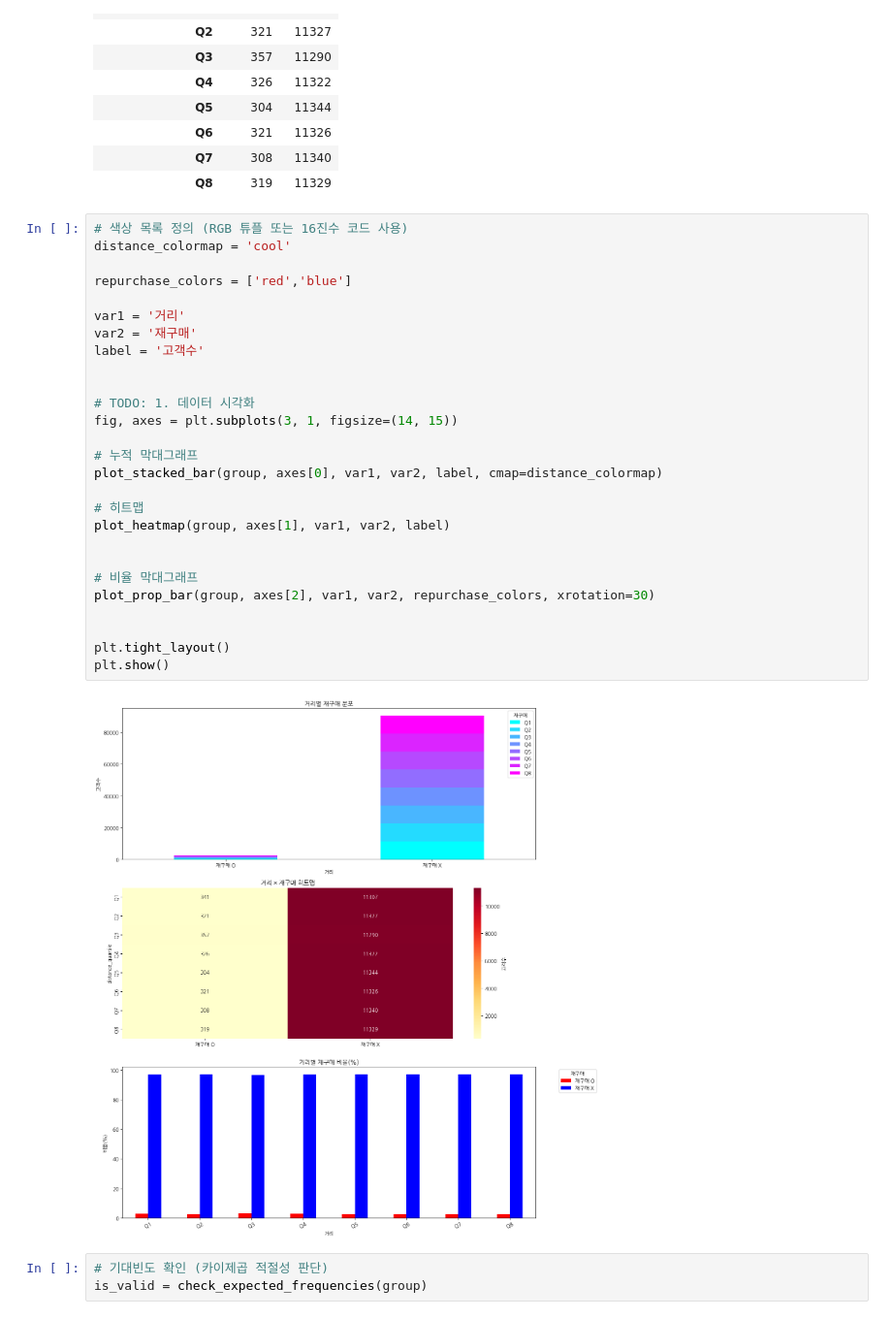
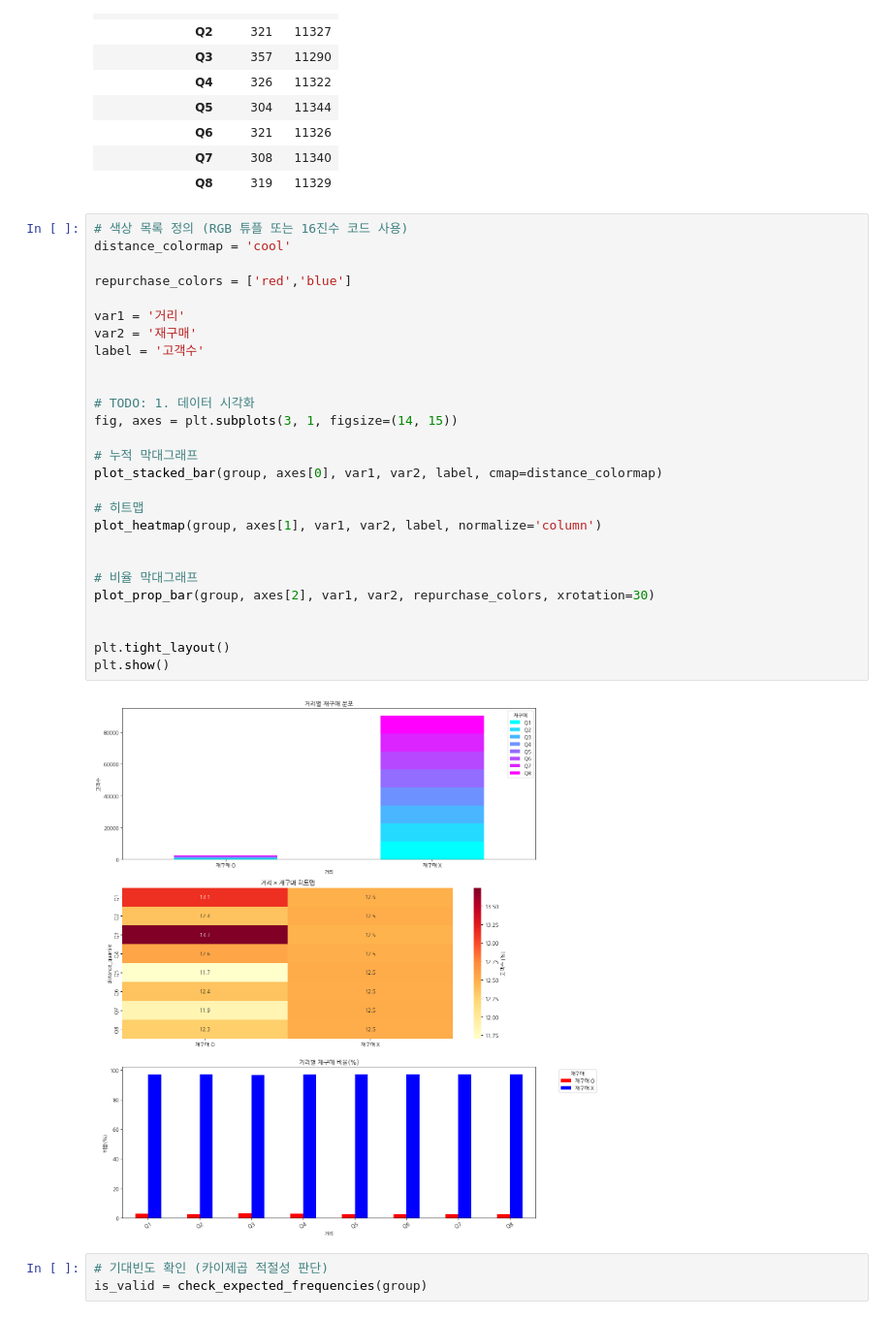
Before and after one commit to Olist-Data-Analysis/Project2, a Jupyter notebook: notebooks/seller_analysis.ipynb, the cells around one changed output. Shown at 97% size. Saved outputs shown, nothing was run; the diff lists cells and outputs as text.

```diff
--- a/notebooks/seller_analysis.ipynb
+++ b/notebooks/seller_analysis.ipynb
@@ -448,32 +449,32 @@ group
 # %%
 # 색상 목록 정의 (RGB 튜플 또는 16진수 코드 사용)
 distance_colormap = 'cool'
 
 repurchase_colors = ['red','blue']
 
 var1 = '거리'
 var2 = '재구매'
 label = '고객수'
 
 
 # TODO: 1. 데이터 시각화
 fig, axes = plt.subplots(3, 1, figsize=(14, 15))
 
 # 누적 막대그래프
 plot_stacked_bar(group, axes[0], var1, var2, label, cmap=distance_colormap)
 
 # 히트맵
-plot_heatmap(group, axes[1], var1, var2, label)
+plot_heatmap(group, axes[1], var1, var2, label, normalize='column')
 
 
 # 비율 막대그래프
 plot_prop_bar(group, axes[2], var1, var2, repurchase_colors, xrotation=30)
 
 
 plt.tight_layout()
 plt.show()
 # %% [output]
-[figure, old version]
+[figure, new version]
 # %%
 # 기대빈도 확인 (카이제곱 적절성 판단)
 is_valid = check_expected_frequencies(group)
```
Also changed, not shown: parts of 15 cells of this notebook, 4 other files.
